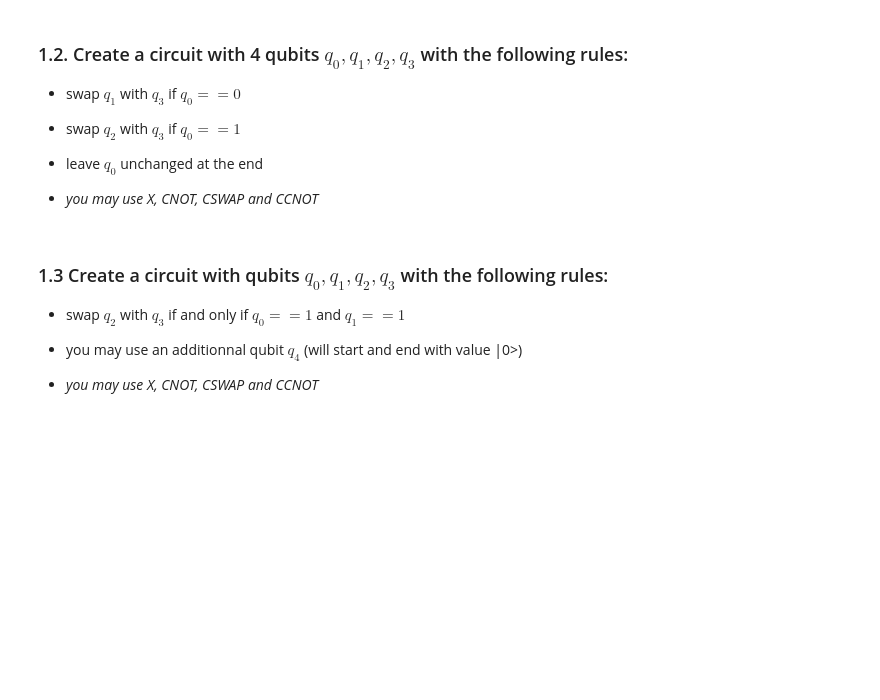
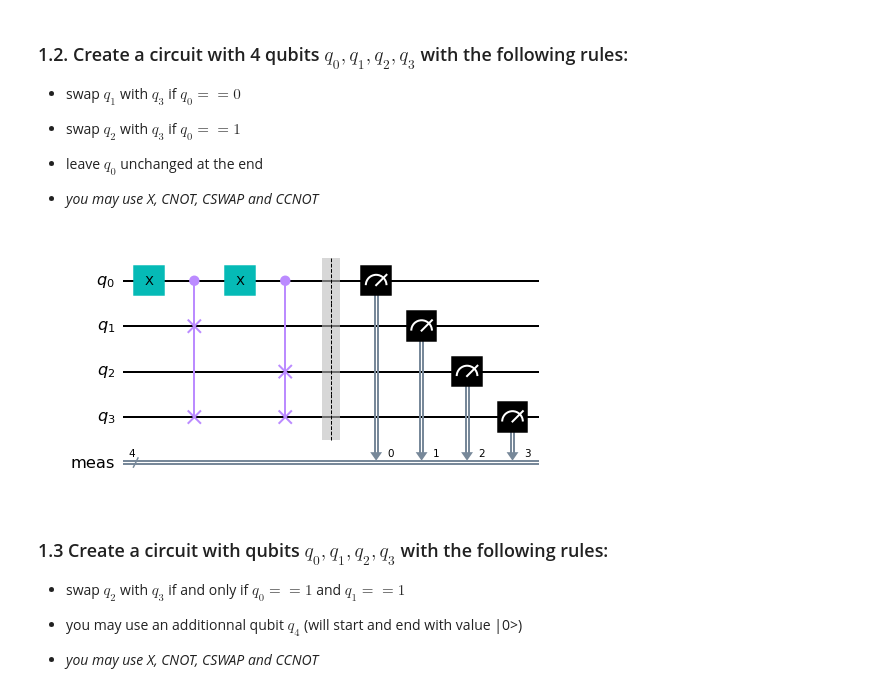
Before and after one commit to lionelchg/LesAtomesDeSavoie, a Jupyter notebook: qiskit/IBM_Hackaton/IBM-LAB-2/IBM-LAB2.ipynb, the cells around one changed output. Cells and saved outputs as stored; diff of their text form; code cells hidden in the pictures; blank space fills up the shorter version.

```diff
--- a/qiskit/IBM_Hackaton/IBM-LAB-2/IBM-LAB2.ipynb
+++ b/qiskit/IBM_Hackaton/IBM-LAB-2/IBM-LAB2.ipynb
@@ -46,6 +72,16 @@ You may just decide to go with matrices multiplication...
 - leave $q_0$ unchanged at the end
 
 - _you may use X, CNOT, CSWAP and CCNOT_
+# %%
+qc = QuantumCircuit(4)
+qc.x(0)
+qc.cswap(0, 1, 3)
+qc.x(0)
+qc.cswap(0, 2, 3)
+qc.measure_all()
+qc.draw(output='mpl')
+# %% [output]
+[figure, added]
 # %% [markdown]
 ### 1.3 Create a circuit with qubits $q_0, q_1, q_2, q_3$  with the following rules:
 
```
Also changed, not shown: parts of 11 cells of this notebook.
